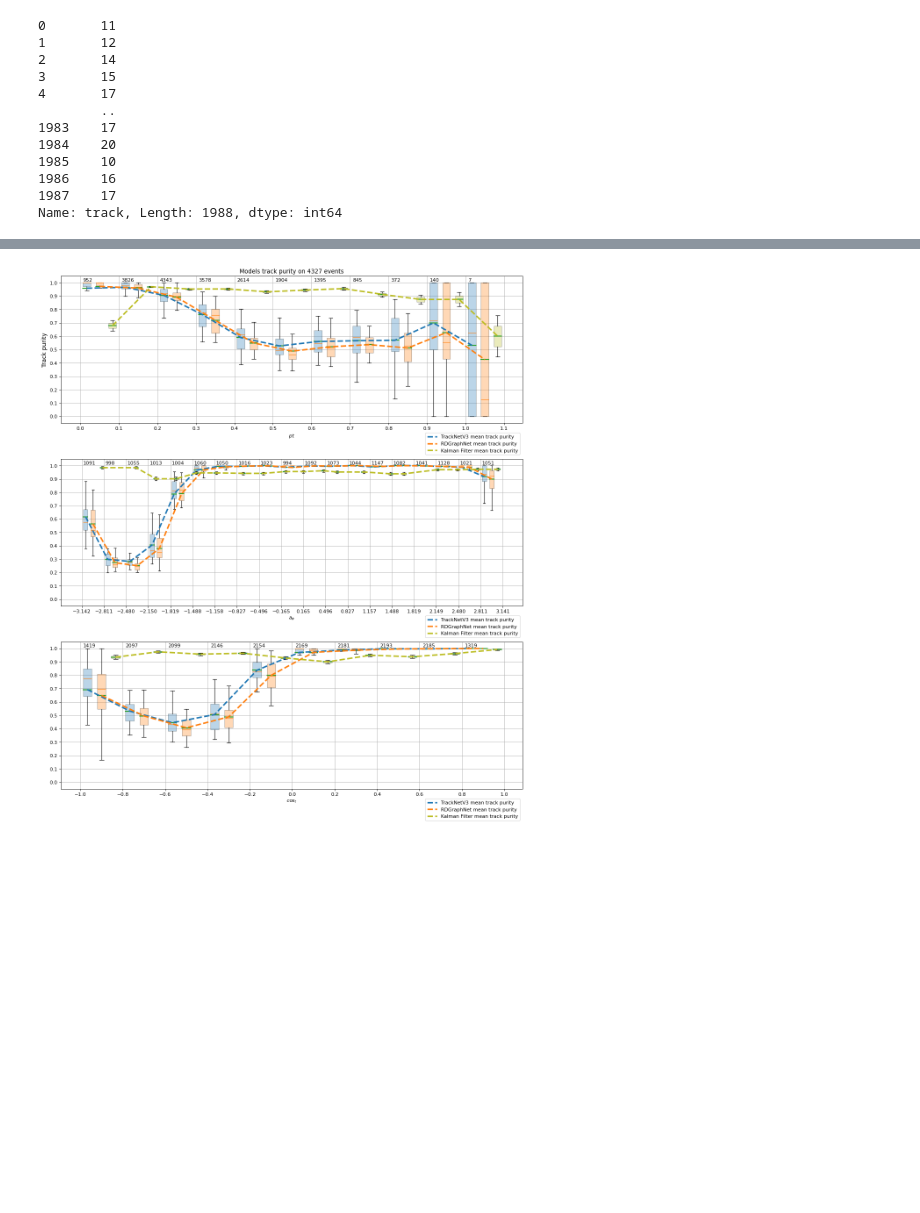
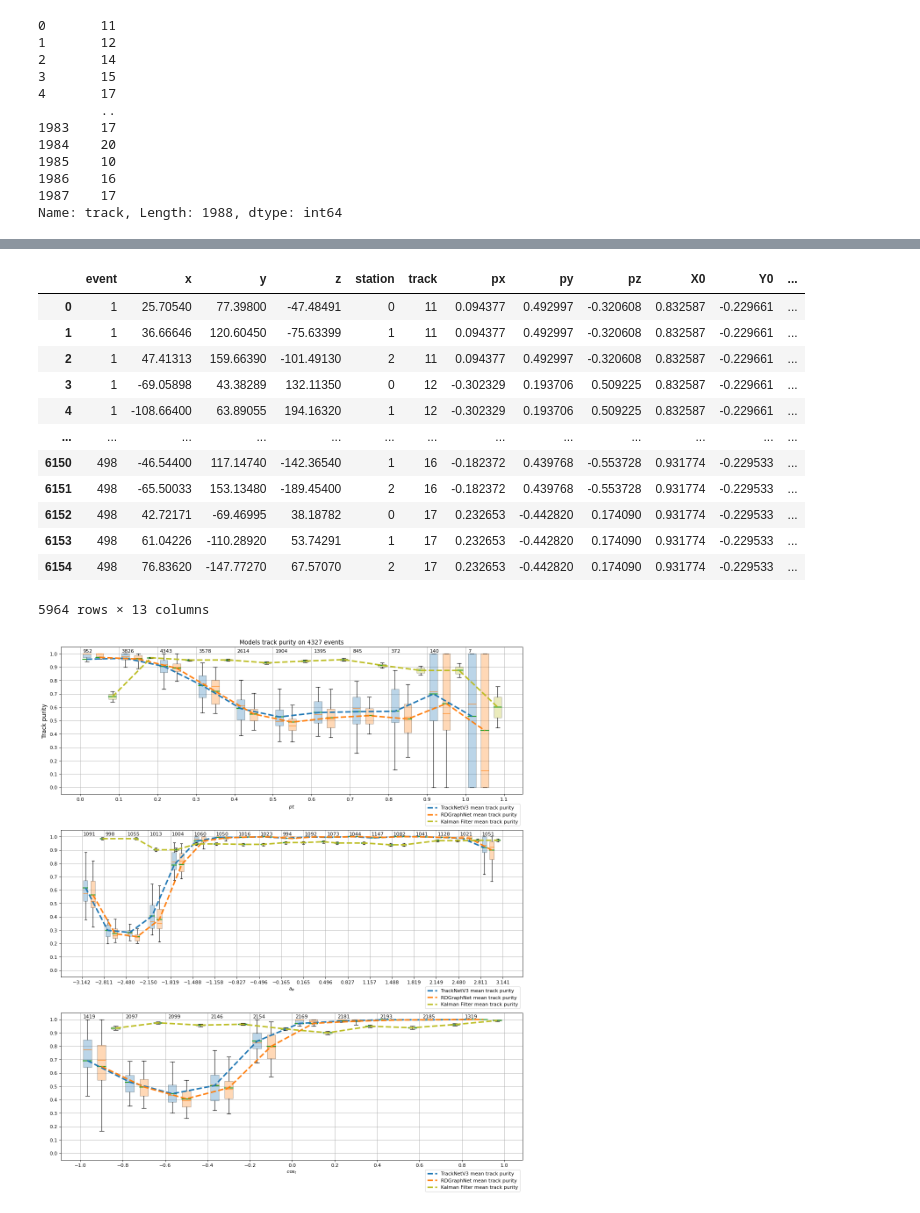
Before and after one commit to t3hseus/ariadne, a Jupyter notebook: notebooks/evaluate_modern.ipynb, the cells around one changed output, grey strips where cells are left out. Saved outputs shown, nothing was run; the diff lists cells and outputs as text; code cells hidden in the pictures; blank space fills up the shorter version.

```diff
--- a/notebooks/evaluate_modern.ipynb
+++ b/notebooks/evaluate_modern.ipynb
@@ -927,3 +932,19 @@ PtFromHelix(e.iloc[0], e.iloc[1],e.iloc[2])
+# %%
+truth_tracks[]
+# %% [output]
+|  | event | x | y | z | station | track | px | py | pz | X0 | Y0 | ... |
+| 0 | 1 | 25.70540 | 77.39800 | -47.48491 | 0 | 11 | 0.094377 | 0.492997 | -0.320608 | 0.832587 | -0.229661 | ... |
+| 1 | 1 | 36.66646 | 120.60450 | -75.63399 | 1 | 11 | 0.094377 | 0.492997 | -0.320608 | 0.832587 | -0.229661 | ... |
+| 2 | 1 | 47.41313 | 159.66390 | -101.49130 | 2 | 11 | 0.094377 | 0.492997 | -0.320608 | 0.832587 | -0.229661 | ... |
+| 3 | 1 | -69.05898 | 43.38289 | 132.11350 | 0 | 12 | -0.302329 | 0.193706 | 0.509225 | 0.832587 | -0.229661 | ... |
+| 4 | 1 | -108.66400 | 63.89055 | 194.16320 | 1 | 12 | -0.302329 | 0.193706 | 0.509225 | 0.832587 | -0.229661 | ... |
+| ... | ... | ... | ... | ... | ... | ... | ... | ... | ... | ... | ... | ... |
+| 6150 | 498 | -46.54400 | 117.14740 | -142.36540 | 1 | 16 | -0.182372 | 0.439768 | -0.553728 | 0.931774 | -0.229533 | ... |
+| 6151 | 498 | -65.50033 | 153.13480 | -189.45400 | 2 | 16 | -0.182372 | 0.439768 | -0.553728 | 0.931774 | -0.229533 | ... |
+| 6152 | 498 | 42.72171 | -69.46995 | 38.18782 | 0 | 17 | 0.232653 | -0.442820 | 0.174090 | 0.931774 | -0.229533 | ... |
+| 6153 | 498 | 61.04226 | -110.28920 | 53.74291 | 1 | 17 | 0.232653 | -0.442820 | 0.174090 | 0.931774 | -0.229533 | ... |
+| 6154 | 498 | 76.83620 | -147.77270 | 67.57070 | 2 | 17 | 0.232653 | -0.442820 | 0.174090 | 0.931774 | -0.229533 | ... |
+5964 rows × 13 columns
 # %%
 plot_model_results(["TrackNetV3", "RDGraphNet"],
                    [results_tracknet, results_graphnet],
```
Also changed, not shown: parts of 11 cells of this notebook, 1 other file.
